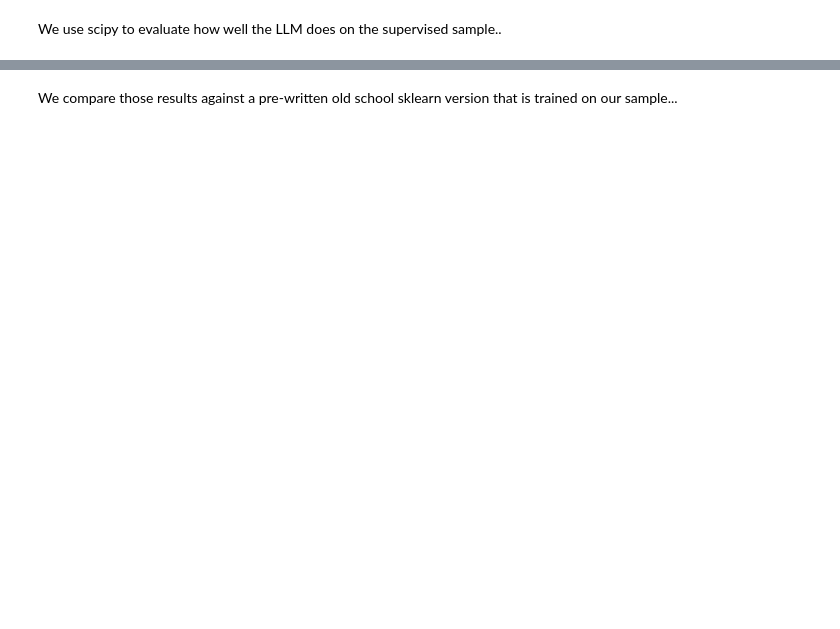
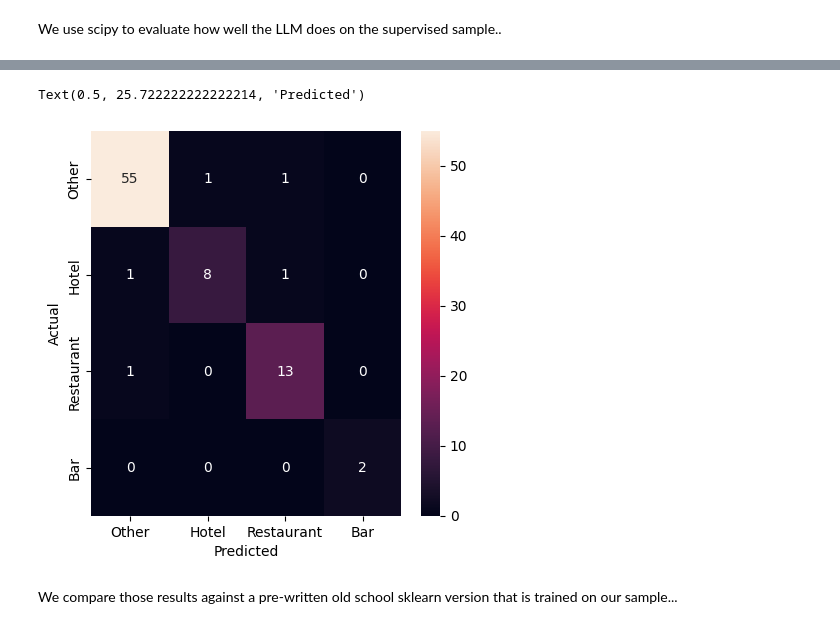
Before and after one commit to profrobwells/first-llm-classifier, a Jupyter notebook: _notebooks/classify.ipynb, the cells around one changed output, grey strips where cells are left out. Drawn from its saved outputs; the diff is of its cells as text; code cells hidden in the pictures; blank space fills up the shorter version.

```diff
--- a/_notebooks/classify.ipynb
+++ b/_notebooks/classify.ipynb
@@ -762,0 +791,2 @@ I import a training set that I've prepared a head of time...
+# %%
+sample_df = pd.read_csv("./sample.csv")
@@ -766,0 +806,11 @@ We feed the training set into few-shot pre-prompts and see if it improves the re
+# %%
+training_input, test_input, training_output, test_output = train_test_split(
+    sample_df[['payee']],
+    sample_df['category'],
+    test_size=0.33,
+    random_state=42, # Remember Jackie Robinson and Douglas Adams
+)
+# %%
+llm_output = classify_batches(list(test_input.payee), batch_size=10)
+# %%
+llm_df = pd.DataFrame(llm_output.items(), columns=["payee", "category"])
@@ -767,2 +853,17 @@ We feed the training set into few-shot pre-prompts and see if it improves the re
+# %%
+conf_mat = confusion_matrix(test_output, llm_df.category, labels=llm_df.category.unique())
+fig, ax = plt.subplots(figsize=(5,5))
+sns.heatmap(
+    conf_mat,
+    annot=True,
+    fmt='d',
+    xticklabels=llm_df.category.unique(),
+    yticklabels=llm_df.category.unique()
+)
+plt.ylabel('Actual')
+plt.xlabel('Predicted')
+# %% [output]
+Text(0.5, 25.722222222222214, 'Predicted')
+[figure, added]
 # %% [markdown]
 We compare those results against a pre-written old school sklearn version that is trained on our sample...
```
Also changed, not shown: parts of 42 cells of this notebook, 1 other file.
